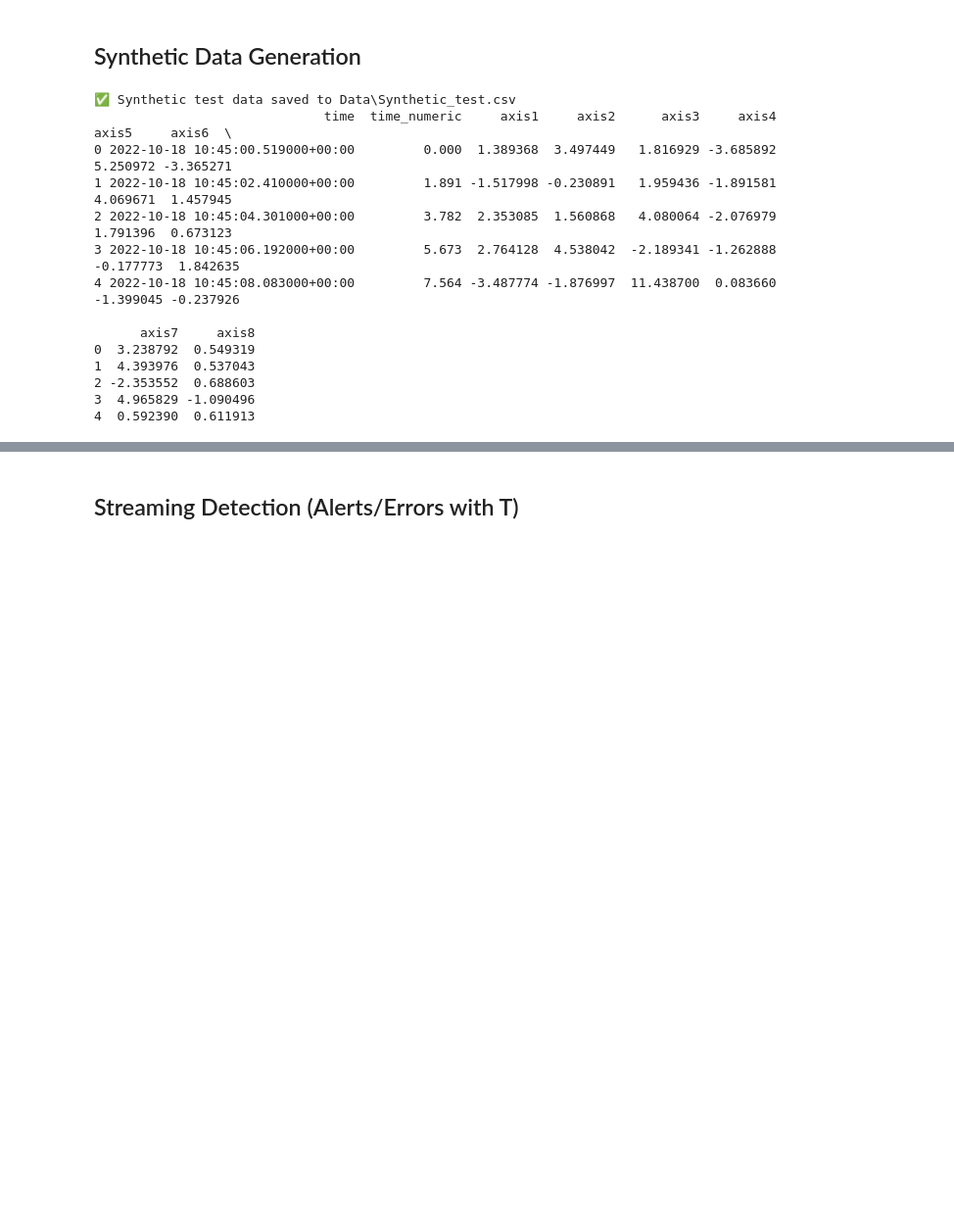
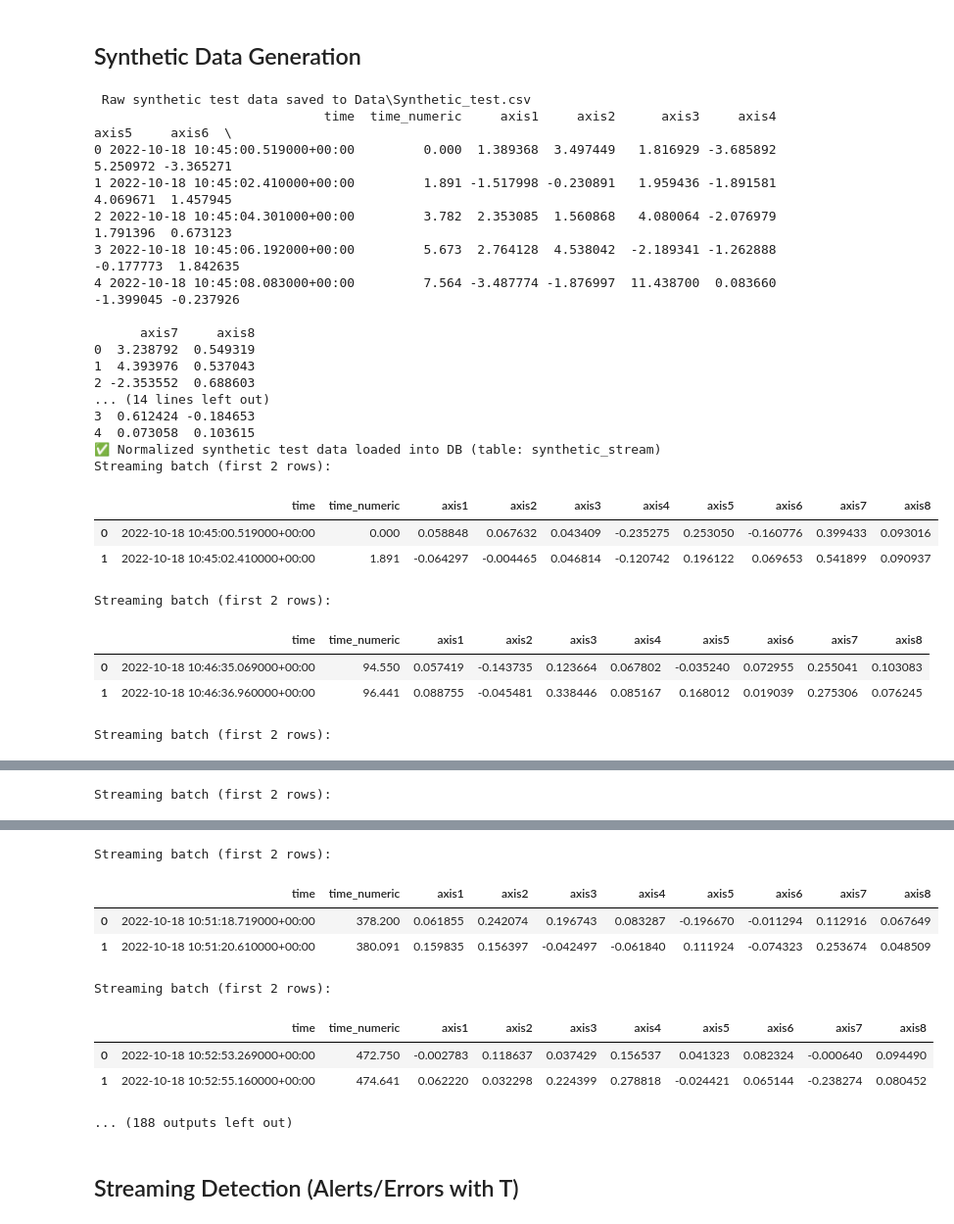
Before and after one commit to AiswaryaSukumar/CSCN8010_Assignment1, a Jupyter notebook: Streaming_Regression.ipynb, the cells around one changed output, grey strips where cells are left out. Shown at 98% size. Cells and saved outputs as stored; diff of their text form; code cells hidden in the pictures; blank space fills up the shorter version.

```diff
--- a/Streaming_Regression.ipynb
+++ b/Streaming_Regression.ipynb
@@ -292,35 +285,72 @@ thr_table_std.to_csv(DATA_DIR / "thresholds_std.csv", index=False)
 # %%
 from synthetic_data import make_synthetic_test
 
-# --- Step 4: Use external synthetic data generator ---
+# --- Step 4A: Generate synthetic test data ---
 df_test, sample_interval_sec = make_synthetic_test(
     df_train, models, AXES,
     anomaly_blocks=5,
     block_min_sec=15, block_max_sec=25,
     residuals_dict=residuals_dict,
     force_above=True,   # ensure anomalies exceed MaxC
     MinC=MinC_pct,
     MaxC=MaxC_pct
 )
 
-# Save for reproducibility
+# Save raw synthetic for reproducibility
 synthetic_path = DATA_DIR / "Synthetic_test.csv"
 df_test.to_csv(synthetic_path, index=False)
+print(f" Raw synthetic test data saved to {synthetic_path}")
+print(df_test.head())
 
-print(f"✅ Synthetic test data saved to {synthetic_path}")
-print(df_test.head())
+
+# --- Step 4B: Normalize synthetic test data relative to training stats ---
+
+norm_df = df_test.copy()
+for axis in AXES:
+    min_val, max_val = df_train[axis].min(), df_train[axis].max()
+    if max_val > min_val:  # avoid divide by zero
+        norm_df[axis] = (norm_df[axis] - min_val) / (max_val - min_val)
+
+# Save normalized version (optional, but good for README evidence)
+norm_path = DATA_DIR / "Synthetic_test_normalized.csv"
+norm_df.to_csv(norm_path, index=False)
+print(f"✅ Normalized synthetic test data saved to {norm_path}")
+print(norm_df.head())
+
+# --- Step 4C: Simulate CSV → DB → Streaming ---
+
+# Push normalized synthetic data into DB
+norm_df.to_sql("synthetic_stream", engine, if_exists="replace", index=False)
+print("✅ Normalized synthetic test data loaded into DB (table: synthetic_stream)")
+
+# Query back in chunks (simulate streaming)
+for chunk in pd.read_sql("SELECT * FROM synthetic_stream ORDER BY time", engine, chunksize=50):
+    print("Streaming batch (first 2 rows):")
+    display(chunk.head(2))
+    # Here you can pass `chunk` to detect_events_stream(chunk, ...)
 # %% [output]
-✅ Synthetic test data saved to Data\Synthetic_test.csv
+ Raw synthetic test data saved to Data\Synthetic_test.csv
                               time  time_numeric     axis1     axis2      axis3     axis4     axis5     axis6  \
 0 2022-10-18 10:45:00.519000+00:00         0.000  1.389368  3.497449   1.816929 -3.685892  5.250972 -3.365271
 1 2022-10-18 10:45:02.410000+00:00         1.891 -1.517998 -0.230891   1.959436 -1.891581  4.069671  1.457945
 2 2022-10-18 10:45:04.301000+00:00         3.782  2.353085  1.560868   4.080064 -2.076979  1.791396  0.673123
 3 2022-10-18 10:45:06.192000+00:00         5.673  2.764128  4.538042  -2.189341 -1.262888 -0.177773  1.842635
 4 2022-10-18 10:45:08.083000+00:00         7.564 -3.487774 -1.876997  11.438700  0.083660 -1.399045 -0.237926
 
       axis7     axis8
 0  3.238792  0.549319
 1  4.393976  0.537043
 2 -2.353552  0.688603
-3  4.965829 -1.090496
-4  0.592390  0.611913
+... (14 lines left out)
+3  0.612424 -0.184653
+4  0.073058  0.103615
+✅ Normalized synthetic test data loaded into DB (table: synthetic_stream)
+Streaming batch (first 2 rows):
+|  | time | time_numeric | axis1 | axis2 | axis3 | axis4 | axis5 | axis6 | axis7 | axis8 |
+| 0 | 2022-10-18 10:45:00.519000+00:00 | 0.000 | 0.058848 | 0.067632 | 0.043409 | -0.235275 | 0.253050 | -0.160776 | 0.399433 | 0.093016 |
+| 1 | 2022-10-18 10:45:02.410000+00:00 | 1.891 | -0.064297 | -0.004465 | 0.046814 | -0.120742 | 0.196122 | 0.069653 | 0.541899 | 0.090937 |
+Streaming batch (first 2 rows):
+|  | time | time_numeric | axis1 | axis2 | axis3 | axis4 | axis5 | axis6 | axis7 | axis8 |
+| 0 | 2022-10-18 10:46:35.069000+00:00 | 94.550 | 0.057419 | -0.143735 | 0.123664 | 0.067802 | -0.035240 | 0.072955 | 0.255041 | 0.103083 |
+| 1 | 2022-10-18 10:46:36.960000+00:00 | 96.441 | 0.088755 | -0.045481 | 0.338446 | 0.085167 | 0.168012 | 0.019039 | 0.275306 | 0.076245 |
+Streaming batch (first 2 rows):
@@ -326,0 +360 @@ print(df_test.head())
+Streaming batch (first 2 rows):
@@ -327,3 +364,12 @@ print(df_test.head())
+Streaming batch (first 2 rows):
+|  | time | time_numeric | axis1 | axis2 | axis3 | axis4 | axis5 | axis6 | axis7 | axis8 |
+| 0 | 2022-10-18 10:51:18.719000+00:00 | 378.200 | 0.061855 | 0.242074 | 0.196743 | 0.083287 | -0.196670 | -0.011294 | 0.112916 | 0.067649 |
+| 1 | 2022-10-18 10:51:20.610000+00:00 | 380.091 | 0.159835 | 0.156397 | -0.042497 | -0.061840 | 0.111924 | -0.074323 | 0.253674 | 0.048509 |
+Streaming batch (first 2 rows):
+|  | time | time_numeric | axis1 | axis2 | axis3 | axis4 | axis5 | axis6 | axis7 | axis8 |
+| 0 | 2022-10-18 10:52:53.269000+00:00 | 472.750 | -0.002783 | 0.118637 | 0.037429 | 0.156537 | 0.041323 | 0.082324 | -0.000640 | 0.094490 |
+| 1 | 2022-10-18 10:52:55.160000+00:00 | 474.641 | 0.062220 | 0.032298 | 0.224399 | 0.278818 | -0.024421 | 0.065144 | -0.238274 | 0.080452 |
+... (188 outputs left out)
 # %% [markdown]
 ## Streaming Detection (Alerts/Errors with T)
 # %%
```
Also changed, not shown: parts of 4 cells of this notebook, 13 other files.
